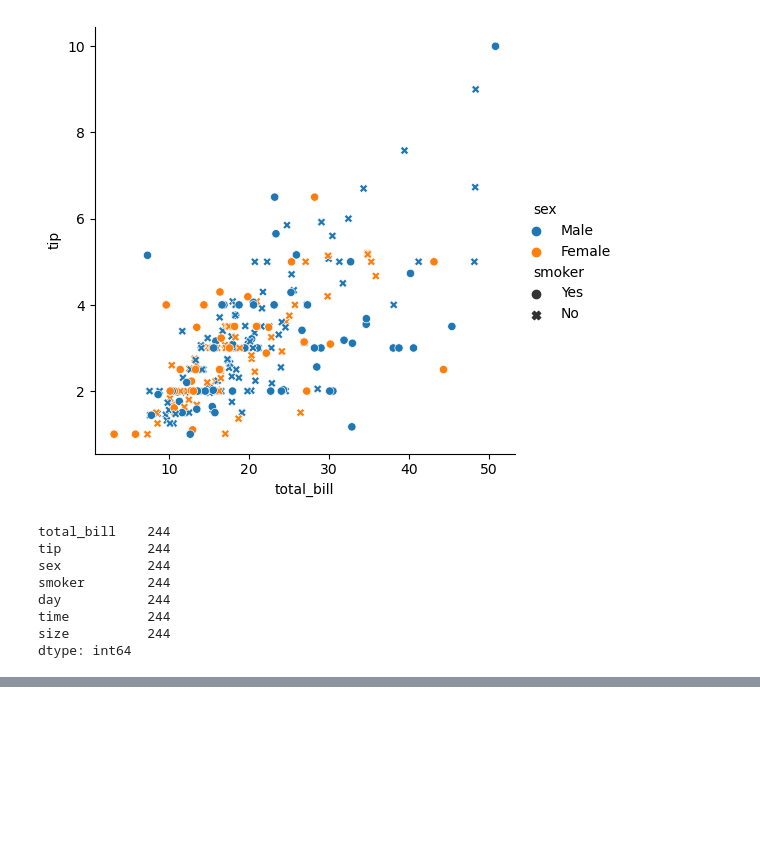
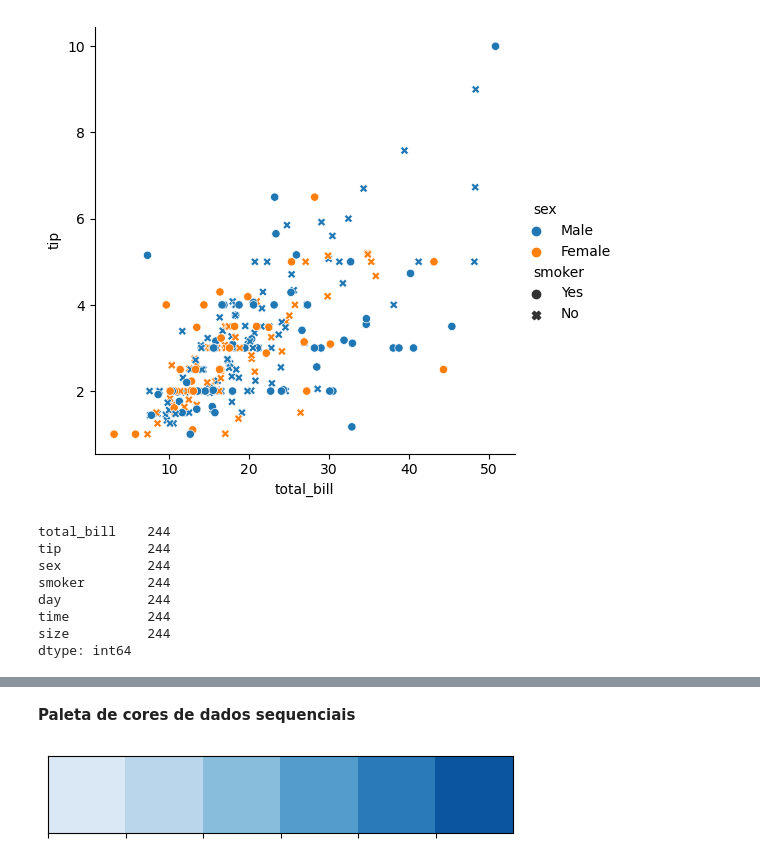
Before and after one commit to Kouta-22/Pratices_DataScience, a Jupyter notebook: visualizacao_de_dados/aula03.ipynb, the cells around one changed output, grey strips where cells are left out. Drawn from its saved outputs; the diff is of its cells as text; code cells hidden in the pictures; blank space fills up the shorter version.

```diff
--- a/visualizacao_de_dados/aula03.ipynb
+++ b/visualizacao_de_dados/aula03.ipynb
@@ -72,0 +116,6 @@ dtype: int64
+# %% [markdown]
+__Paleta de cores de dados sequenciais__
+# %%
+sns.palplot(sns.color_palette("Blues"))
+# %% [output]
+[figure, added]
```
Also changed, not shown: parts of 26 cells of this notebook.
